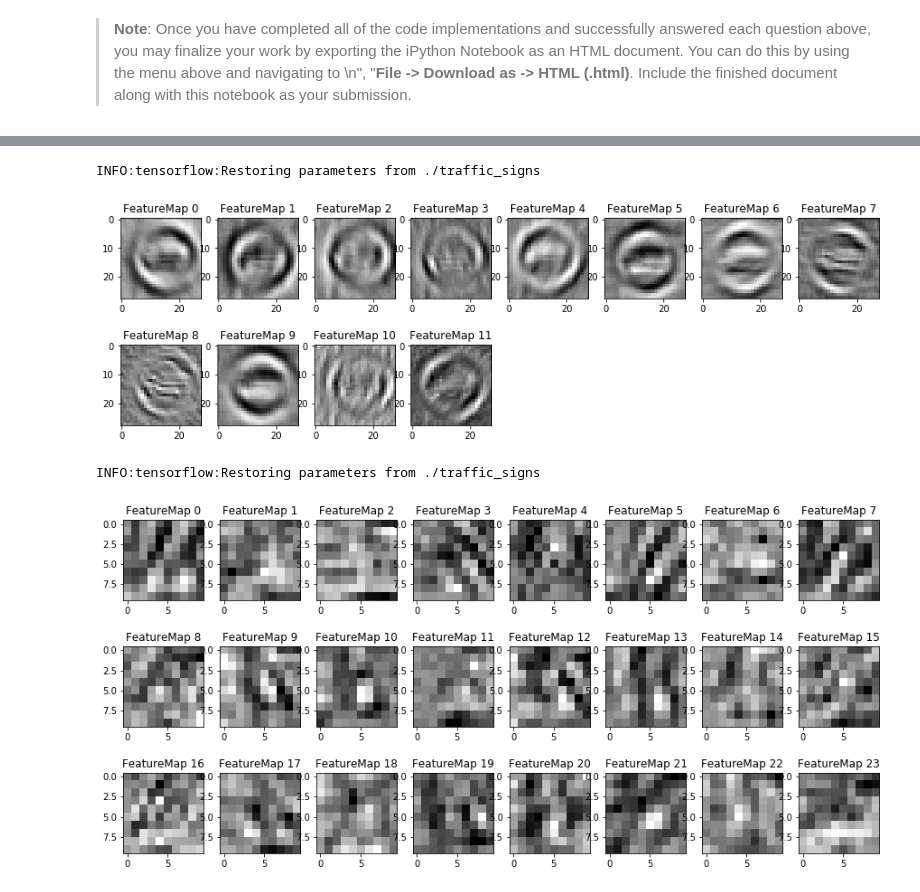
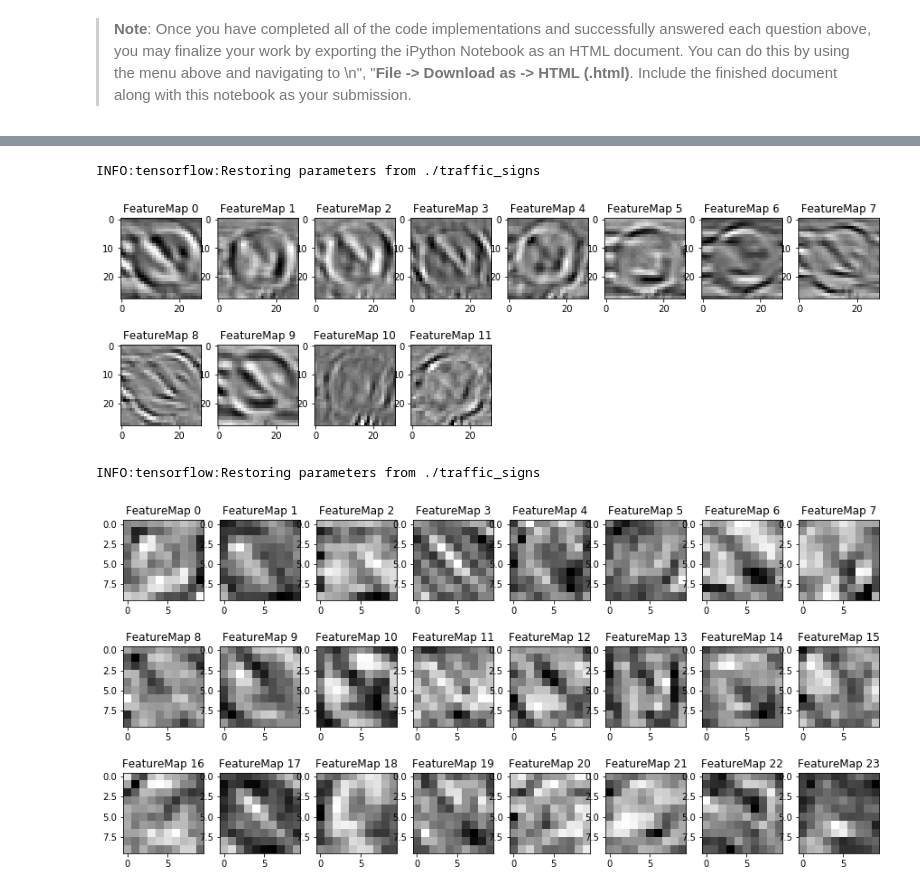
Before and after one commit to greenfield932/CarND-Traffic-Sign-Classifier-Project, a Jupyter notebook: Traffic_Sign_Classifier.ipynb, the cells around one changed output, grey strips where cells are left out. Saved outputs shown, nothing was run; the diff lists cells and outputs as text; code cells hidden in the pictures.

```diff
--- a/Traffic_Sign_Classifier.ipynb
+++ b/Traffic_Sign_Classifier.ipynb
@@ -949,14 +949,14 @@ def outputFeatureMap(image_input, tf_activation, activation_min=-1, activation_m
             else:
                 plt.imshow(activation[0,:,:, featuremap], interpolation="nearest", cmap="gray")
 # %%
-idx = 0
+idx = 2
 name = id2label[y_test[idx]]
 outputFeatureMap(X_test_norm[idx].reshape(1,32,32,1), layers[0])
 # %% [output]
 INFO:tensorflow:Restoring parameters from ./traffic_signs
-[figure, old version]
+[figure, new version]
 # %%
 outputFeatureMap(X_test_norm[idx].reshape(1,32,32,1), layers[3])
 # %% [output]
 INFO:tensorflow:Restoring parameters from ./traffic_signs
-[figure, old version]
+[figure, new version]
```
Also changed, not shown: 3 other files.
